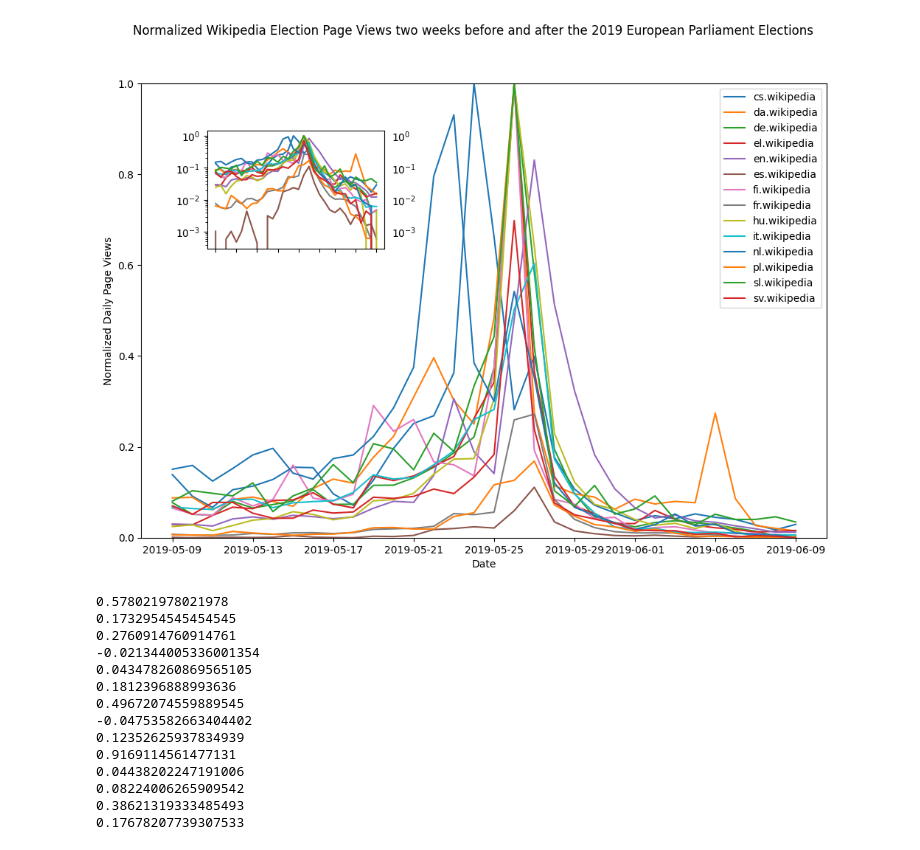
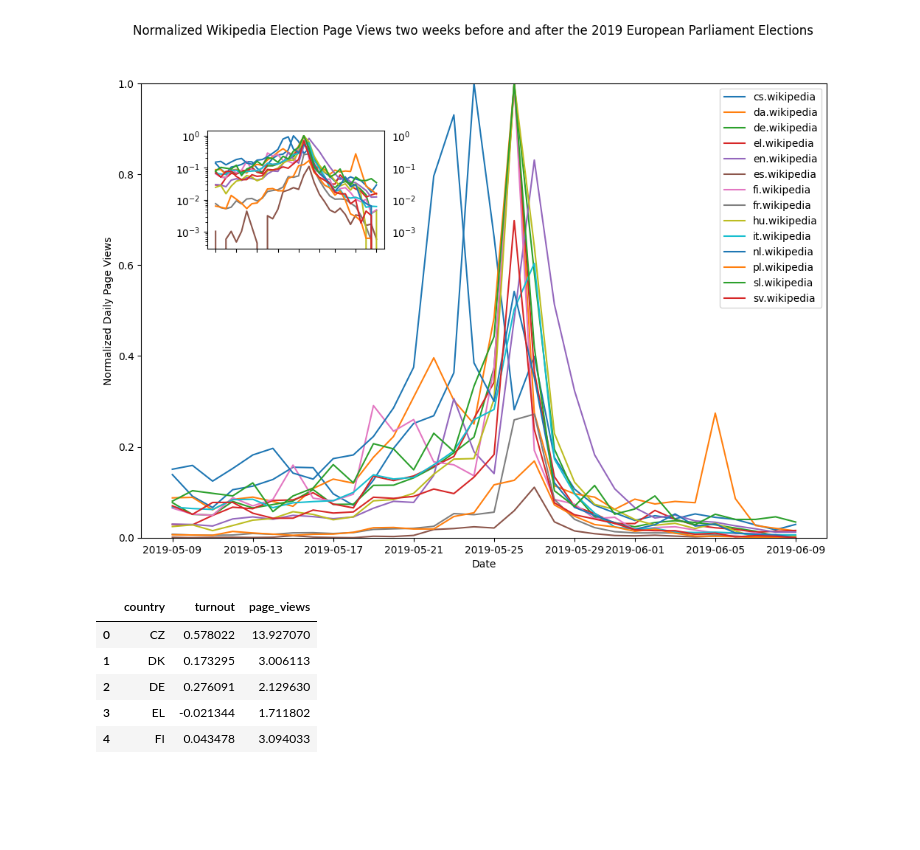
Before and after one commit to jstet/somda_project, a Jupyter notebook: analysis.ipynb, the cells around one changed output. Saved outputs shown, nothing was run; the diff lists cells and outputs as text; code cells hidden in the pictures; blank space fills up the shorter version.

```diff
--- a/analysis.ipynb
+++ b/analysis.ipynb
@@ -54,21 +56,3 @@ plot_data(df_2019, 2019)
 # %% [output]
 [figure]
 [figure]
-# %%
-for country in election_data.keys():
-    election_data[country]["relative_change"] = (election_data[country]["2019"]["turnout"] - election_data[country]["2014"]["turnout"])/election_data[country]["2014"]["turnout"]
-# %% [output]
-0.578021978021978
-0.1732954545454545
-0.2760914760914761
--0.021344005336001354
-0.043478260869565105
-0.1812396888993636
-0.49672074559889545
--0.04753582663404402
-0.12352625937834939
-0.9169114561477131
-0.04438202247191006
-0.08224006265909542
-0.38621319333485493
-0.17678207739307533
@@ -76,0 +80,10 @@ for country in election_data.keys():
+# %%
+change_df = pd.DataFrame({"country": country_lst, "turnout": turnout_lst, "page_views": page_views_lst})
+change_df.head()
+# %% [output]
+|  | country | turnout | page_views |
+| 0 | CZ | 0.578022 | 13.927070 |
+| 1 | DK | 0.173295 | 3.006113 |
+| 2 | DE | 0.276091 | 2.129630 |
+| 3 | EL | -0.021344 | 1.711802 |
+| 4 | FI | 0.043478 | 3.094033 |
```
Also changed, not shown: parts of 5 cells of this notebook.
